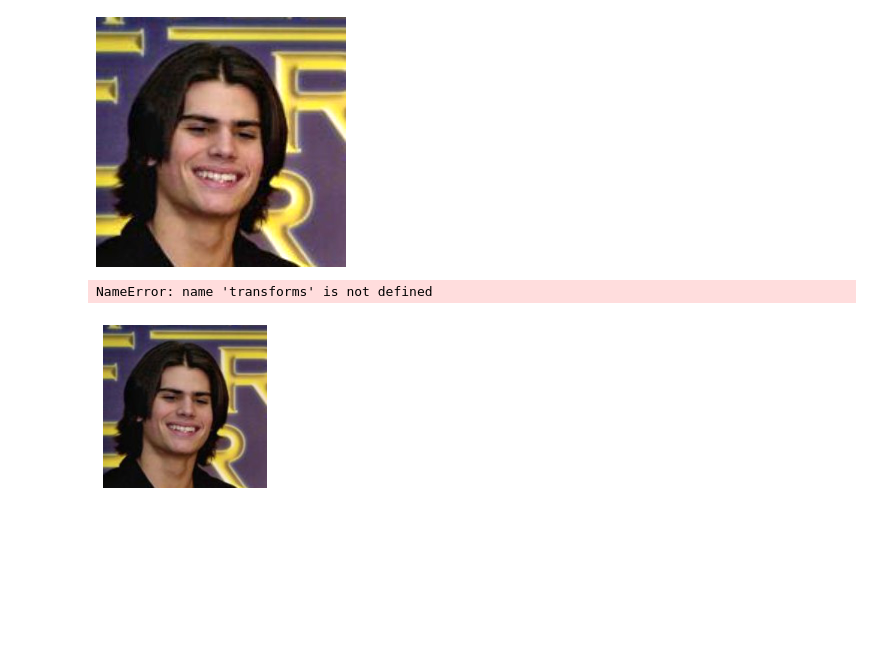
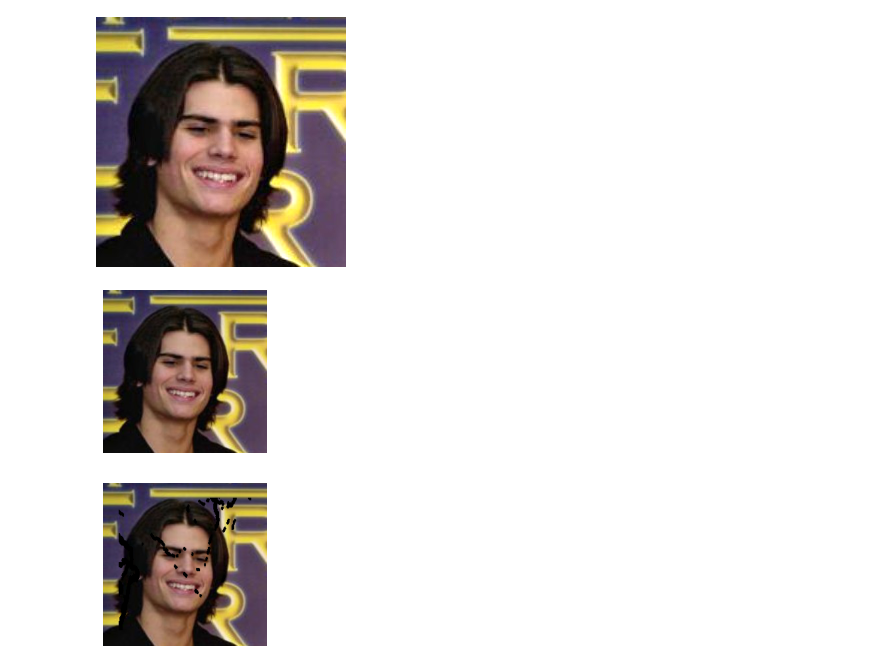
Before and after one commit to Eva427/CICR-Impainting, a Jupyter notebook: test.ipynb, the cells around one changed output. Saved outputs shown, nothing was run; the diff lists cells and outputs as text; code cells hidden in the pictures; blank space fills up the shorter version.

```diff
--- a/test.ipynb
+++ b/test.ipynb
@@ -225,36 +225,26 @@ lumi
 # %%
 import impaintingLib as imp
 from PIL import Image, ImageEnhance
 import torch
 from torchvision import transforms
-
-import matplotlib.pyplot as plt
-import numpy as np
-
-
-def plot(image):
-    image = torch.clip(image,0,1)
-    plt.figure(figsize=(4,3))
-    plt.imshow(image.permute(1, 2, 0))
-    plt.axis('off')
 
 path = "./data/lfw/AJ_Lamas/AJ_Lamas_0001.jpg"
 
 def inv_normalize(x):
     transfo = transforms.Normalize(mean=[-0.485/0.229, -0.456/0.224, -0.406/0.225],
                                    std=[1/0.229, 1/0.224, 1/0.225])
     return transfo(x)
 
 with Image.open(path) as img:
     img = transforms.ToTensor()(img)
     c,w,h = img.shape
     imgs = torch.empty((2, c, h, w), dtype=img.dtype, device=img.device)
     imgs[0] = img
     imgs[1] = img
 
     plot(imgs[0])
-    imgs = imp.mask.Alter(min_cut=15, max_cut=45, seed=0).irregularMask(imgs)
+    imgs = imp.mask.Alter(min_cut=15, max_cut=85, seed=0).irregularMask(imgs)
     plot(imgs[0])
 # %% [output]
-NameError: name 'transforms' is not defined
 [figure]
+[figure, added]
```
Also changed, not shown: parts of 5 cells of this notebook.
